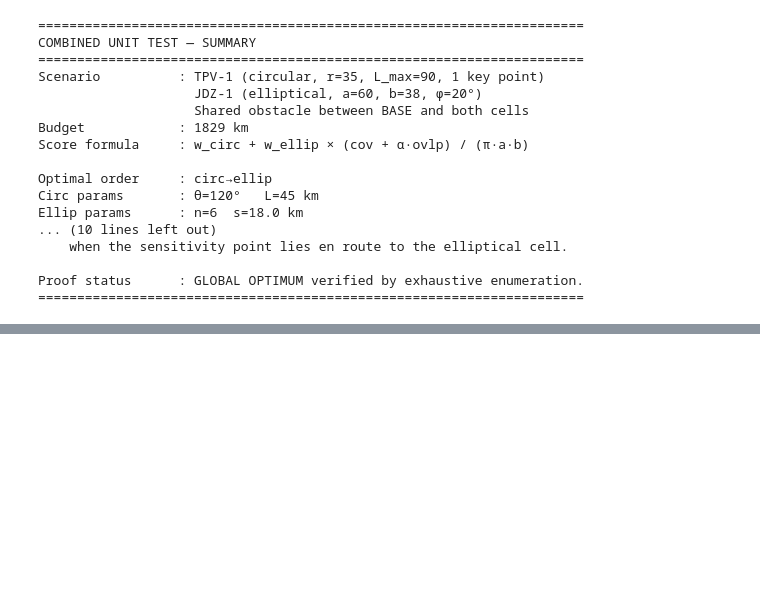
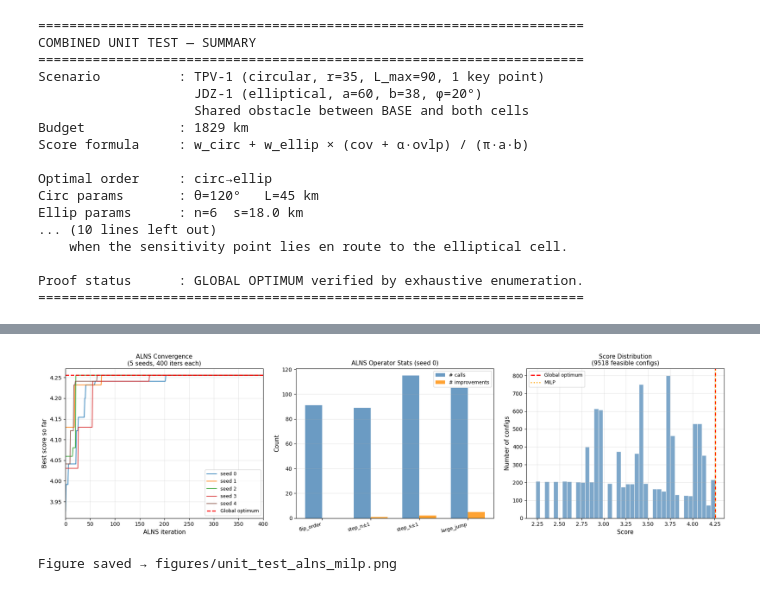
Before and after one commit to xf37/aerial-met-survey-optimizer, a Jupyter notebook: unit_test_combined.ipynb, the cells around one changed output, grey strips where cells are left out. Saved outputs shown, nothing was run; the diff lists cells and outputs as text; code cells hidden in the pictures; blank space fills up the shorter version.

```diff
--- a/unit_test_combined.ipynb
+++ b/unit_test_combined.ipynb
@@ -753,0 +935,70 @@ Proof status      : GLOBAL OPTIMUM verified by exhaustive enumeration.
+# %%
+# ─────────────────────────────────────────────────────────────────────────────
+# COMPARISON TABLE  +  CONVERGENCE FIGURE
+# ─────────────────────────────────────────────────────────────────────────────
+tms = lambda s: f'{s*1000:.1f} ms' if s < 1 else f'{s:.1f} s'
+
+n_feas = sum(1 for r in all_results if r['feasible'])
+
+print('='*76)
+print('ALGORITHM COMPARISON')
+print('='*76)
+print(f"{'Method':<24} {'Score':>10} {'Dist (km)':>10} {'Time':>10} {'=GlobalOpt':>11}")
+print('-'*76)
+print(f"{'Exhaustive':24} {sol['score']:>10.6f} {sol['dist']:>10.4f} "
+      f"{'(~70s)':>10} {'YES':>11}")
+if milp_sol:
+    ok_m = abs(milp_sol['score'] - sol['score']) < 1e-6
+    print(f"{'MILP (HiGHS)':24} {milp_sol['score']:>10.6f} {milp_sol['dist']:>10.4f} "
+          f"{tms(t_milp):>10} {('YES' if ok_m else 'NO'):>11}")
+for sid, (asol, _, _, _, t_a, ok_a) in enumerate(alns_runs):
+    print(f"{'ALNS seed='+str(sid):24} {asol['score']:>10.6f} {asol['dist']:>10.4f} "
+          f"{tms(t_a):>10} {('YES' if ok_a else 'NO'):>11}")
+print('='*76)
+
+# ── Figure ────────────────────────────────────────────────────────────────
+fig, axes = plt.subplots(1, 3, figsize=(18, 5))
+
+# Panel 1 – convergence curves
+ax = axes[0]
+colors = plt.cm.tab10(np.linspace(0, 0.5, 5))
+for sid, (_, hist, _, _, _, _) in enumerate(alns_runs):
+    ax.plot(hist, lw=1.5, alpha=0.85, color=colors[sid], label=f'seed {sid}')
+ax.axhline(sol['score'], color='red', ls='--', lw=1.8, label='Global optimum')
+ax.set_xlabel('ALNS iteration', fontsize=11)
+ax.set_ylabel('Best score so far', fontsize=11)
+ax.set_title('ALNS Convergence\n(5 seeds, 400 iters each)', fontsize=11)
+ax.legend(fontsize=9); ax.grid(True, alpha=0.3); ax.set_xlim(0, 400)
+
+# Panel 2 – operator stats (seed 0)
+ax = axes[1]
+_, _, calls0, imps0, _, _ = alns_runs[0]
+x = np.arange(len(DESTROY_NAMES)); width = 0.35
+ax.bar(x - width/2, calls0, width, label='# calls',
+       color='steelblue', alpha=0.8)
+ax.bar(x + width/2, imps0, width, label='# improvements',
+       color='darkorange', alpha=0.8)
+ax.set_xticks(x)
+ax.set_xticklabels(DESTROY_NAMES, rotation=15, ha='right', fontsize=9)
+ax.set_ylabel('Count', fontsize=11)
+ax.set_title('ALNS Operator Stats (seed 0)', fontsize=11)
+ax.legend(fontsize=9); ax.grid(True, alpha=0.3, axis='y')
+
+# Panel 3 – score distribution
+ax = axes[2]
+scores = [r['score'] for r in all_results if r['feasible']]
+ax.hist(scores, bins=40, color='steelblue', alpha=0.7, edgecolor='white')
+ax.axvline(sol['score'], color='red', ls='--', lw=2, label='Global optimum')
+if milp_sol:
+    ax.axvline(milp_sol['score'], color='orange', ls=':', lw=2, label='MILP')
+ax.set_xlabel('Score', fontsize=11)
+ax.set_ylabel('Number of configs', fontsize=11)
+ax.set_title(f'Score Distribution\n({n_feas} feasible configs)', fontsize=11)
+ax.legend(fontsize=9); ax.grid(True, alpha=0.3)
+
+plt.tight_layout()
+FIGDIR = 'figures'
+plt.savefig(f'{FIGDIR}/unit_test_alns_milp.png', dpi=120, bbox_inches='tight')
+plt.show(); plt.close()
+print(f'Figure saved → {FIGDIR}/unit_test_alns_milp.png')
+# %% [output]
@@ -753,0 +1018,2 @@ Proof status      : GLOBAL OPTIMUM verified by exhaustive enumeration.
+[figure, added]
+Figure saved → figures/unit_test_alns_milp.png
```
Also changed, not shown: parts of 3 cells of this notebook, 1 other file.
